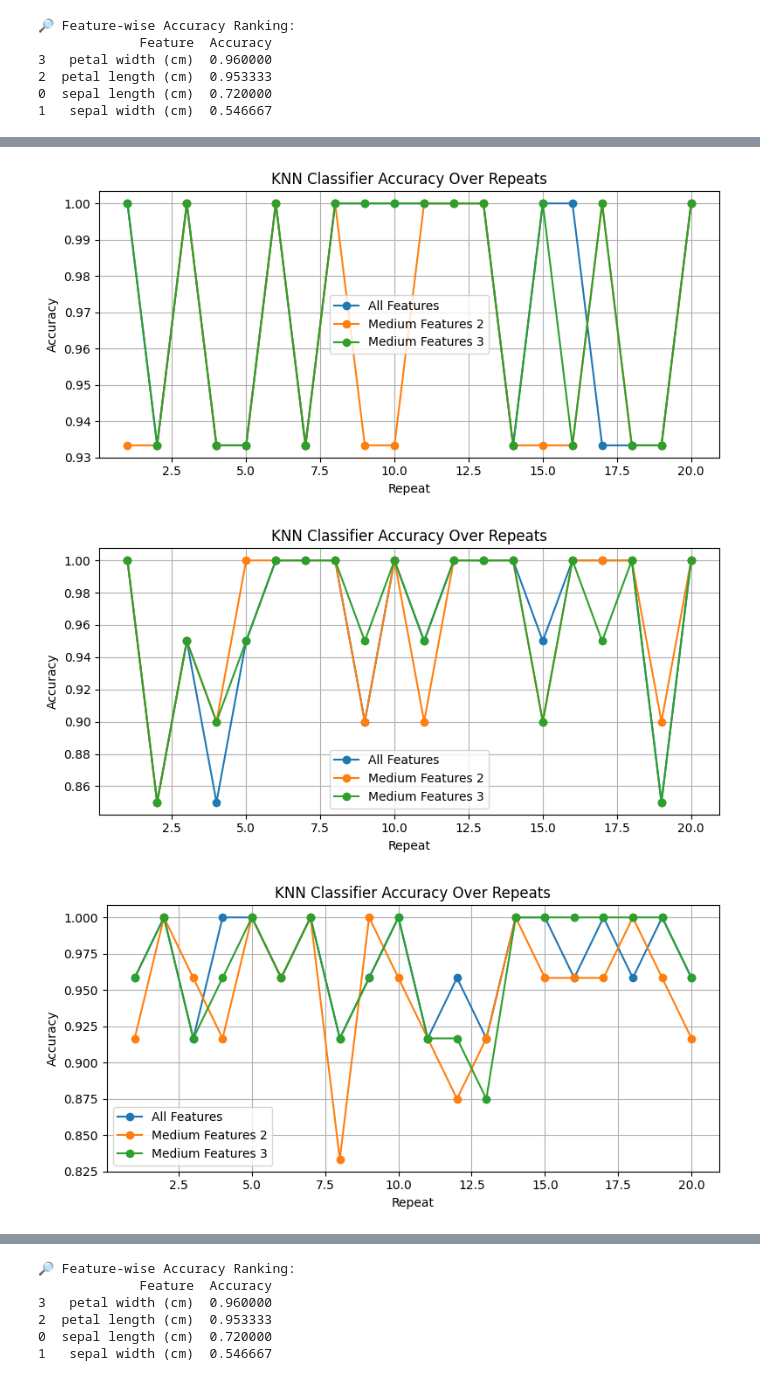
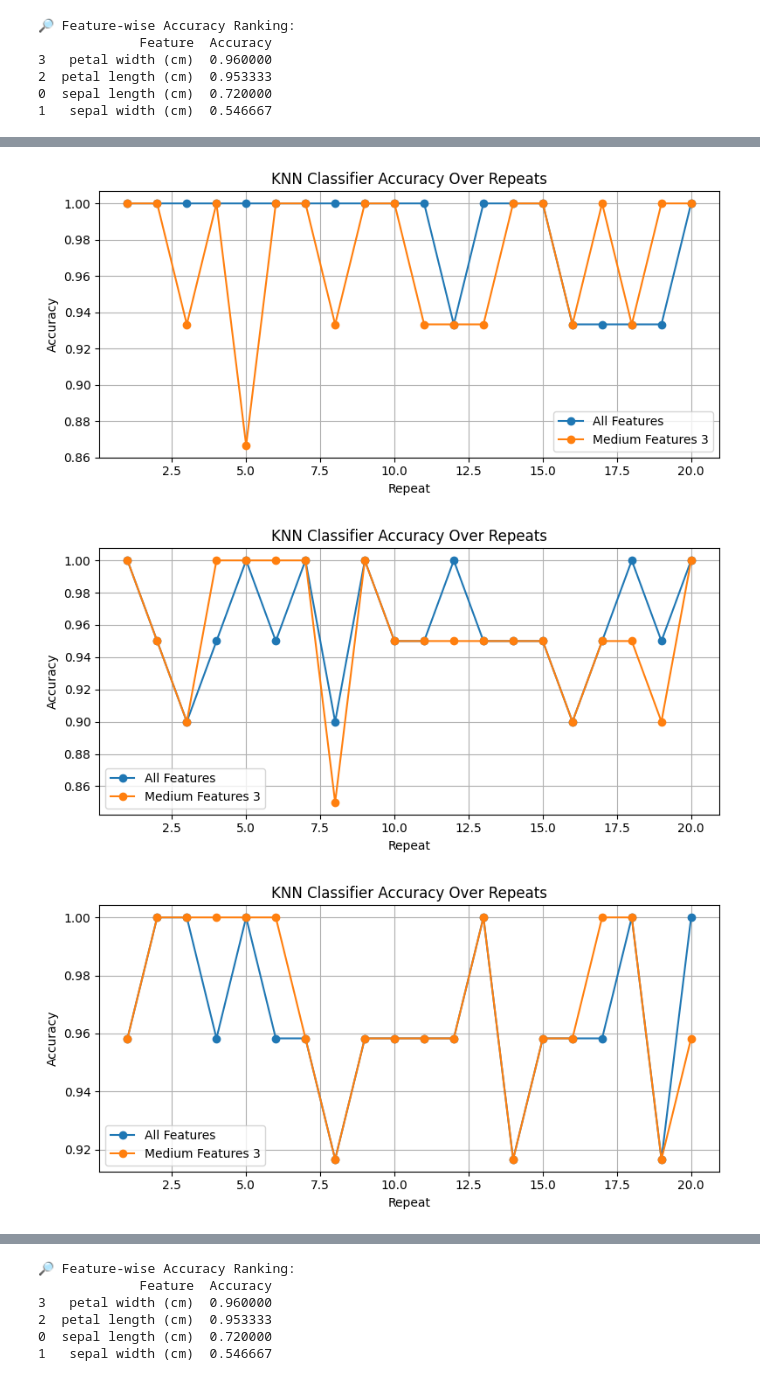
Before and after one commit to mehrnazeraeisi/Iris, a Jupyter notebook: Iris_KnnClassification_Modification.ipynb, the cells around one changed output, grey strips where cells are left out. Drawn from its saved outputs; the diff is of its cells as text; code cells hidden in the pictures.

```diff
--- a/Iris_KnnClassification_Modification.ipynb
+++ b/Iris_KnnClassification_Modification.ipynb
@@ -92,15 +90,13 @@ print(summary_df)
 # %%
 # [8] Final evaluation function: repeats KNN classification and plots accuracy over repeats
-def evaluate_knn_accuracy_by_groups(X_data, y_data, medium_2, medium_3, all_features, test_size, n_repeats):
+def evaluate_knn_accuracy_by_groups(X_data, y_data,  medium_3, all_features, test_size, n_repeats):
     accuracy_scores = {
         "all_features": [],
-        "medium_features_2": [],
         "medium_features_3": []
     }
 
     feature_groups = {
         "all_features": all_features,
-        "medium_features_2": medium_2,
         "medium_features_3": medium_3
     }
 
@@ -129,18 +125,18 @@ def evaluate_knn_accuracy_by_groups(X_data, y_data, medium_2, medium_3, all_feat
     plt.show()
 # %%
 # [9] Run final evaluation
-evaluate_knn_accuracy_by_groups(X_data, y_data, medium_features_2, medium_features_3, all_features, test_size=0.10, n_repeats=20)
+evaluate_knn_accuracy_by_groups(X_data, y_data, medium_features_3, all_features, test_size=0.10, n_repeats=20)
 # %% [output]
-[figure, old version]
+[figure, new version]
 # %%
 # [9] Run final evaluation
-evaluate_knn_accuracy_by_groups(X_data, y_data, medium_features_2, medium_features_3, all_features, test_size=0.13, n_repeats=20)
+evaluate_knn_accuracy_by_groups(X_data, y_data, medium_features_3, all_features, test_size=0.13, n_repeats=20)
 # %% [output]
-[figure, old version]
+[figure, new version]
 # %%
 # [9] Run final evaluation
-evaluate_knn_accuracy_by_groups(X_data, y_data, medium_features_2, medium_features_3, all_features, test_size=0.16, n_repeats=20)
+evaluate_knn_accuracy_by_groups(X_data, y_data,  medium_features_3, all_features, test_size=0.16, n_repeats=20)
 # %% [output]
-[figure, old version]
+[figure, new version]
 # %%
 # [9] Run final evaluation
```
Also changed, not shown: parts of 3 cells of this notebook.
